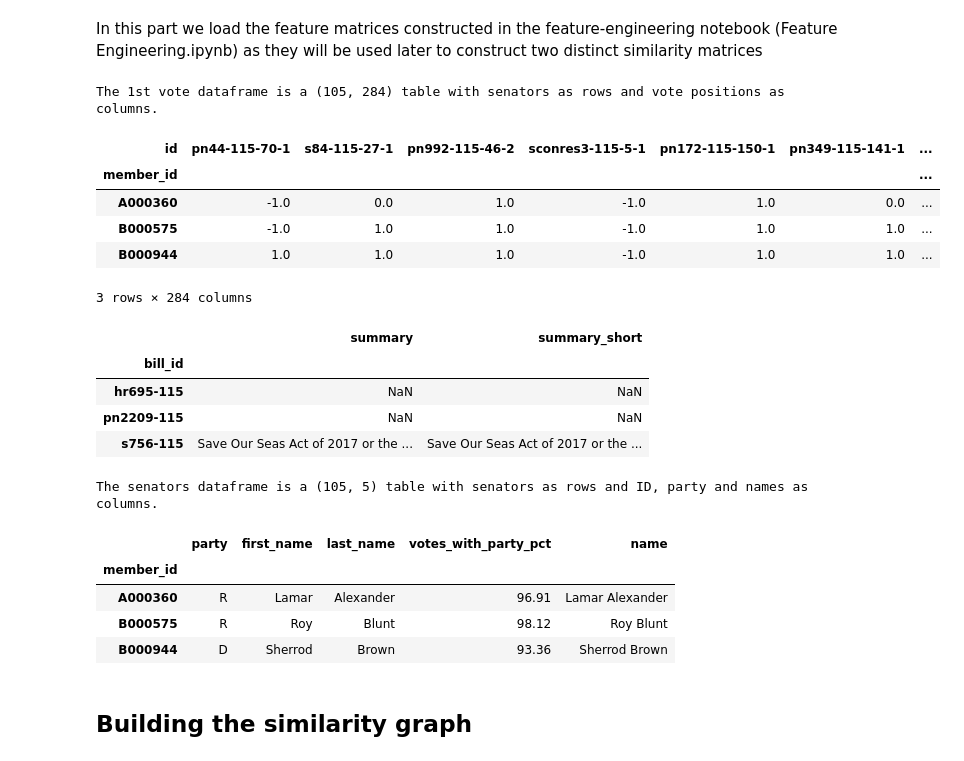
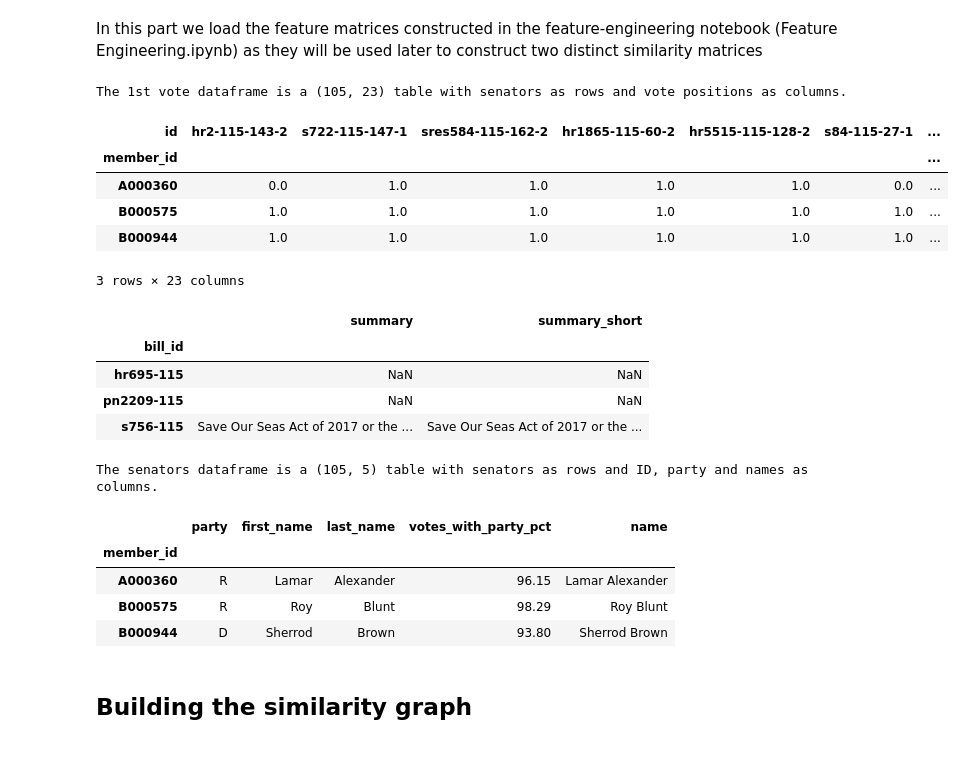
Before and after one commit to lkiel/US-Senators, a Jupyter notebook: Project Demonstration.ipynb, the cells around one changed output. Drawn from its saved outputs; the diff is of its cells as text; code cells hidden in the pictures.

```diff
--- a/Project Demonstration.ipynb
+++ b/Project Demonstration.ipynb
@@ -59,35 +59,35 @@ party_colormap = {'R':'red', 'D': 'dodgerblue', 'I':'limegreen'}
 # %% [markdown]
 In this part we load the feature matrices constructed in the feature-engineering notebook (Feature Engineering.ipynb) as they will be used later to construct two distinct similarity matrices
 # %%
-votes_1 = pd.read_pickle("data/processed/processed_votes.pickle")
+votes_1 = pd.read_pickle("data/processed/processed_votes_1.pickle")
 np.random.seed(2018)
 votes_1,_= split_dataframe(1, votes_1)
 
 print("\n\n\nThe 1st vote dataframe is a " + str(votes_1.shape) + " table with senators as rows and vote positions as columns.")
 display(votes_1.head(3))
 
 # Bill descriptions
 bill_descriptions = pd.read_csv("data/processed/processed_bill_descriptions.csv").set_index('bill_id')
 display(bill_descriptions.head(3))
 
 
 
 # Loads the selected senators details
 senators = pd.read_pickle("data/processed/processed_senators.pickle")
 print("\n\n\nThe senators dataframe is a " + str(senators.shape) + " table with senators as rows and ID, party and names as columns.")
 display(senators.head(3))
 
 #Load labels
 senators_party = senators['party']
 numerical_labels = np.vectorize({'R':0.,'D':0.12,'I':0.223}.get)(senators_party)
 # %% [output]
-The 1st vote dataframe is a (105, 284) table with senators as rows and vote positions as columns.
+The 1st vote dataframe is a (105, 23) table with senators as rows and vote positions as columns.
-| id | pn44-115-70-1 | s84-115-27-1 | pn992-115-46-2 | sconres3-115-5-1 | pn172-115-150-1 | pn349-115-141-1 | ... |
+| id | hr2-115-143-2 | s722-115-147-1 | sres584-115-162-2 | hr1865-115-60-2 | hr5515-115-128-2 | s84-115-27-1 | ... |
 | member_id |  |  |  |  |  |  | ... |
-| A000360 | -1.0 | 0.0 | 1.0 | -1.0 | 1.0 | 0.0 | ... |
-| B000575 | -1.0 | 1.0 | 1.0 | -1.0 | 1.0 | 1.0 | ... |
-| B000944 | 1.0 | 1.0 | 1.0 | -1.0 | 1.0 | 1.0 | ... |
+| A000360 | 0.0 | 1.0 | 1.0 | 1.0 | 1.0 | 0.0 | ... |
+| B000575 | 1.0 | 1.0 | 1.0 | 1.0 | 1.0 | 1.0 | ... |
+| B000944 | 1.0 | 1.0 | 1.0 | 1.0 | 1.0 | 1.0 | ... |
-3 rows × 284 columns
+3 rows × 23 columns
 |  | summary | summary_short |
 | bill_id |  |  |
 | hr695-115 | NaN | NaN |
@@ -96,9 +96,9 @@ The 1st vote dataframe is a (105, 284) table with senators as rows and vote posi
 The senators dataframe is a (105, 5) table with senators as rows and ID, party and names as columns.
 |  | party | first_name | last_name | votes_with_party_pct | name |
 | member_id |  |  |  |  |  |
-| A000360 | R | Lamar | Alexander | 96.91 | Lamar Alexander |
-| B000575 | R | Roy | Blunt | 98.12 | Roy Blunt |
-| B000944 | D | Sherrod | Brown | 93.36 | Sherrod Brown |
+| A000360 | R | Lamar | Alexander | 96.15 | Lamar Alexander |
+| B000575 | R | Roy | Blunt | 98.29 | Roy Blunt |
+| B000944 | D | Sherrod | Brown | 93.80 | Sherrod Brown |
 # %% [markdown]
 ## Building the similarity graph
 # %% [markdown]
```
Also changed, not shown: parts of 31 cells of this notebook, 1 other file.
